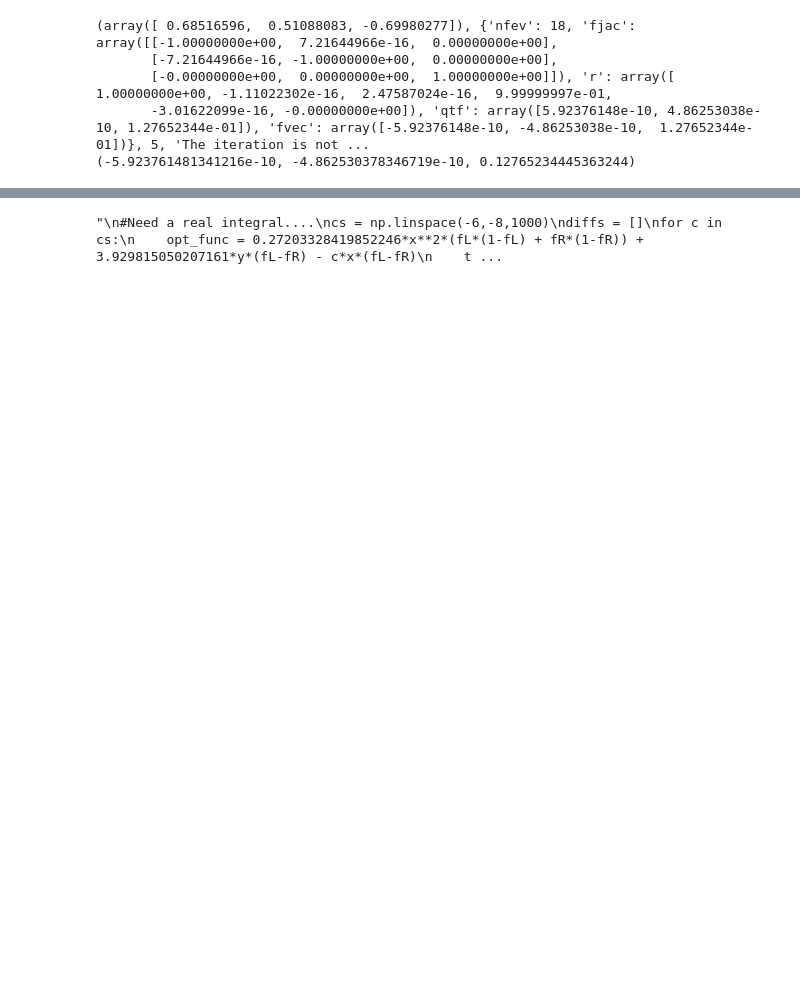
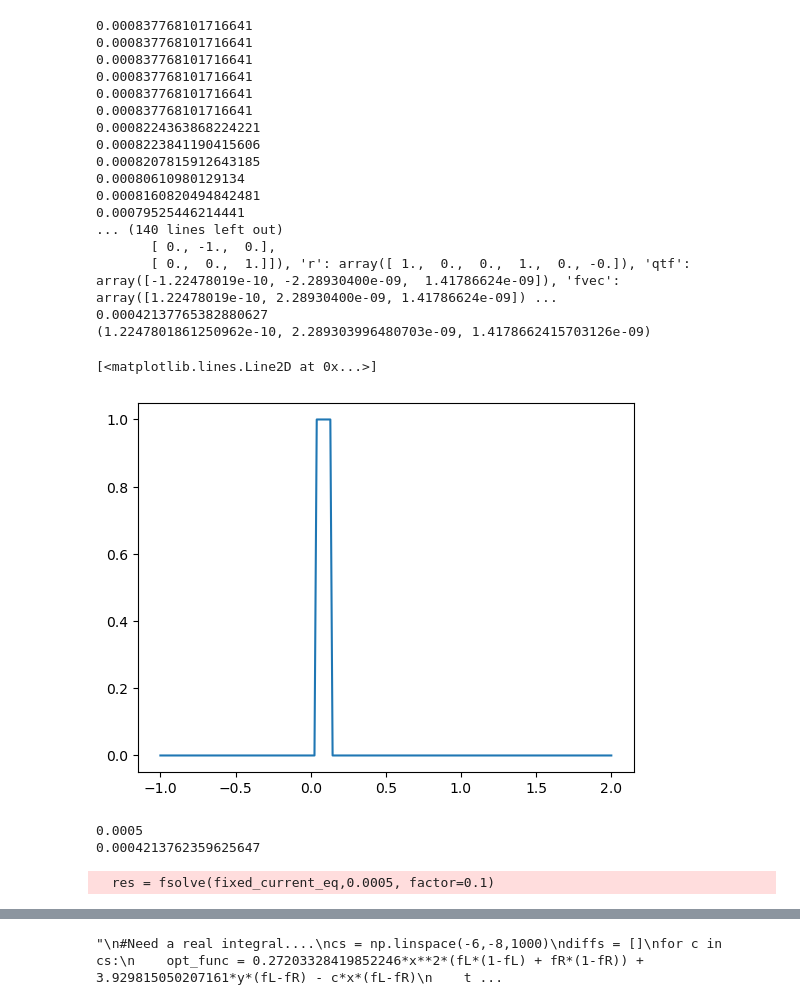
Before and after one commit to Edania/qthermo, a Jupyter notebook: testing_noise.ipynb, the cells around one changed output, grey strips where cells are left out. Saved outputs shown, nothing was run; the diff lists cells and outputs as text; code cells hidden in the pictures; blank space fills up the shorter version.

```diff
--- a/testing_noise.ipynb
+++ b/testing_noise.ipynb
@@ -167,26 +184,25 @@ plt.show()
 # %%
-def calc_transf(thetas,occupf_L, occupf_R, coeff_avg, coeff_nois, coeff_con, return_opt_func = False):
-    term_one = lambda E: thetas[0]*coeff_nois(E)**2*(occupf_L(E)*(1-occupf_L(E))+occupf_R(E)*(1-occupf_R(E)))
-    term_two = lambda E: thetas[1]*coeff_avg(E)*(occupf_L(E)-occupf_R(E))
-    term_three = lambda E: -thetas[2]*coeff_con(E)*(occupf_L(E)-occupf_R(E))
+def calc_transf(thetas,occupf_L, occupf_R, coeff_avg, coeff_nois, coeff_con, max_prod, return_opt_func = False):
+    div = lambda E: coeff_con(E)*(occupf_L(E)-occupf_R(E))
+    term_one = lambda E: -thetas[0]*coeff_nois(E)**2*(occupf_L(E)*(1-occupf_L(E))+occupf_R(E)*(1-occupf_R(E)))#/div(E)
+    term_two = lambda E: -thetas[1]*coeff_avg(E)*(occupf_L(E)-occupf_R(E))#/div(E)
+
+    term_three = lambda E: thetas[2]*div(E)
     #opt_func = lambda E: x(E)**2*(fL(E)*(1-fL(E))) #+ fR(E)*(1-fR(E))) + thetas[1]*y(E)*(fL(E)-fR(E)) - thetas[2]*x(E)*(fL(E)-fR(E))
     opt_func = lambda E: term_one(E)+term_two(E)+term_three(E)
-
-    transf_avg_nois = lambda E: np.heaviside(opt_func(E), 0)*np.heaviside(coeff_avg(E)*(occupf_L(E)-occupf_R(E)),0)*np.heaviside(coeff_con(E)*(occupf_L(E)-occupf_R(E)),0)
+    #print(-thetas[0]*thetas[1] + max_prod)
+    transf_avg_nois = lambda E: np.heaviside(opt_func(E), 0)#*np.heaviside(coeff_avg(E)*(occupf_L(E)-occupf_R(E)),0)*np.heaviside(coeff_con(E)*(occupf_L(E)-occupf_R(E)),0)#*np.heaviside(-thetas[0]*thetas[1] + max_prod,0)
     if return_opt_func:
         return transf_avg_nois, opt_func
     return transf_avg_nois
 
-def opt_noise_avg(thetas, E_low, E_high, occupf_L, occupf_R, coeff_avg, coeff_nois, coeff_con, target):
-    fL = lambda E: occupf_L(E)
-    fR = lambda E: occupf_R(E)
-    x = lambda E: coeff_nois(E)
-    y = lambda E: coeff_avg(E)
-    transf_avg_nois = calc_transf(thetas,occupf_L, occupf_R, coeff_avg, coeff_nois, coeff_con)
+def opt_noise_avg(thetas, E_low, E_high, occupf_L, occupf_R, coeff_avg, coeff_nois, coeff_con, target, max_prod):
+
+    transf_avg_nois = calc_transf(thetas,occupf_L, occupf_R, coeff_avg, coeff_nois, coeff_con, max_prod)
     nois = noise_cont(E_low, E_high, occupf_L, occupf_R, coeff_nois, transf_avg_nois)
     avg = tf.current_integral(E_low, E_high, occupf_L, occupf_R, coeff_avg, transf_avg_nois)
     con = tf.current_integral(E_low, E_high, occupf_L, occupf_R, coeff_con, transf_avg_nois)
-
+    print(con)
     #nois = noise(transf_avg_nois, Es, occupf_L, occupf_R, coeff_nois)
     #avg = tf.slice_current_integral(transf_avg_nois, Es, occupf_L, occupf_R, coeff_avg)
     #con = tf.slice_current_integral(transf_avg_nois, Es, occupf_L, occupf_R, coeff_nois)
@@ -195,20 +211,50 @@ def opt_noise_avg(thetas, E_low, E_high, occupf_L, occupf_R, coeff_avg, coeff_no
 # %%
 #input_opt = tf.slice_current_integral(transf_C_avg, Es,occupf_L, occupf_R, coeff_in)
 #nois_opt = noise(transf_C_noise, Es,occupf_L, occupf_R, coeff_out)
 #opt_func = lambda C: input_opt * coeff_out(Es)**2 * (occupf_L(Es)*(1-occupf_L(Es))) + nois_opt*coeff_in(Es)*(occupf_L(Es)- occupf_R(Es)) - C*coeff_out(Es)*(occupf_L(Es) - occupf_R(Es))
 #transf_avg_nois_func = lambda C: np.heaviside(opt_func(C), 0)
 #output_target_func = lambda C: tf.slice_current_integral(transf_avg_nois_func(C), Es,occupf_L, occupf_R, coeff_out) -target
-Es = np.linspace(-1,5,100)
-thetas_init = np.random.random(3)
-res = fsolve(opt_noise_avg, thetas_init, factor = 1, args = (Es[0],Es[-1], occupf_L, occupf_R, coeff_in, coeff_out, coeff_out, target), full_output=True, epsfcn=None)
+#Es = np.linspace(-1,5,100)
+max_transf = lambda E: np.heaviside(coeff_out(E)*(occupf_L(E) - occupf_R(E)),0)
+max_input = tf.current_integral(Es[0], Es[-1], occupf_L, occupf_R, coeff_in, max_transf)
+max_noise = tf.noise_cont(Es[0], Es[-1], occupf_L, occupf_R, coeff_out, max_transf)
+thetas_init = [max_input/2, max_noise/2, 0.1]
+res = fsolve(opt_noise_avg, thetas_init, factor = 0.1, args = (Es[0],Es[-1], occupf_L, occupf_R, coeff_in, coeff_out, coeff_out, target, max_prod), full_output=True, epsfcn=None)
 print(res)
 thetas = res[0]
-print(opt_noise_avg(thetas,Es[0], Es[-1],occupf_L, occupf_R, coeff_in, coeff_out, coeff_out, target))
-transf_avg_nois, opt_func = calc_transf(thetas,occupf_L, occupf_R, coeff_in, coeff_out, coeff_out, return_opt_func=True)
+print(opt_noise_avg(thetas,Es[0], Es[-1],occupf_L, occupf_R, coeff_in, coeff_out, coeff_out, target, max_prod))
+transf_avg_nois, opt_func = calc_transf(thetas,occupf_L, occupf_R, coeff_in, coeff_out, coeff_out, max_prod, return_opt_func=True)
 #transf_noise_avg = transf_avg_nois_func(C_avg_nois)
+plt.plot(Es, transf_avg_nois(Es))
 # %% [output]
-(array([ 0.68516596,  0.51088083, -0.69980277]), {'nfev': 18, 'fjac': array([[-1.00000000e+00,  7.21644966e-16,  0.00000000e+00],
-       [-7.21644966e-16, -1.00000000e+00,  0.00000000e+00],
-       [-0.00000000e+00,  0.00000000e+00,  1.00000000e+00]]), 'r': array([ 1.00000000e+00, -1.11022302e-16,  2.47587024e-16,  9.99999997e-01,
-       -3.01622099e-16, -0.00000000e+00]), 'qtf': array([5.92376148e-10, 4.86253038e-10, 1.27652344e-01]), 'fvec': array([-5.92376148e-10, -4.86253038e-10,  1.27652344e-01])}, 5, 'The iteration is not ...
-(-5.923761481341216e-10, -4.862530378346719e-10, 0.12765234445363244)
+0.000837768101716641
+0.000837768101716641
+0.000837768101716641
+0.000837768101716641
+0.000837768101716641
+0.000837768101716641
+0.0008224363868224221
+0.0008223841190415606
+0.0008207815912643185
+0.00080610980129134
+0.0008160820494842481
+0.00079525446214441
+... (140 lines left out)
+       [ 0., -1.,  0.],
+       [ 0.,  0.,  1.]]), 'r': array([ 1.,  0.,  0.,  1.,  0., -0.]), 'qtf': array([-1.22478019e-10, -2.28930400e-09,  1.41786624e-09]), 'fvec': array([1.22478019e-10, 2.28930400e-09, 1.41786624e-09]) ...
+0.00042137765382880627
+(1.2247801861250962e-10, 2.289303996480703e-09, 1.4178662415703126e-09)
+[<matplotlib.lines.Line2D at 0x...>]
+[figure, added]
+# %%
+
+transf_opt = lambda C,E: np.heaviside(coeff_out(E)**2*(occupf_L(E)*(1-occupf_L(E))+occupf_R(E)*(1-occupf_R(E)))*coeff_in(E)*(occupf_L(E)-occupf_R(E)) - C,0)*np.heaviside(coeff_out(E)*(occupf_L(E)-occupf_R(E)),0)*np.heaviside(coeff_in(E)*(occupf_L(E)-occupf_R(E)),0)
+fixed_current_eq = lambda C: tf.current_integral(Es[0], Es[-1],occupf_L, occupf_R,coeff_out,lambda E:transf_opt(C,E)) - target
+res = fsolve(fixed_current_eq,0.0005, factor=0.1)
+print(res[0])
+print(target)
+#transf_avg_nois = lambda E: transf_opt(res[0],E)
+# %% [output]
+0.0005
+0.0004213762359625647
+  res = fsolve(fixed_current_eq,0.0005, factor=0.1)
```
Also changed, not shown: parts of 12 cells of this notebook, 4 other files.
